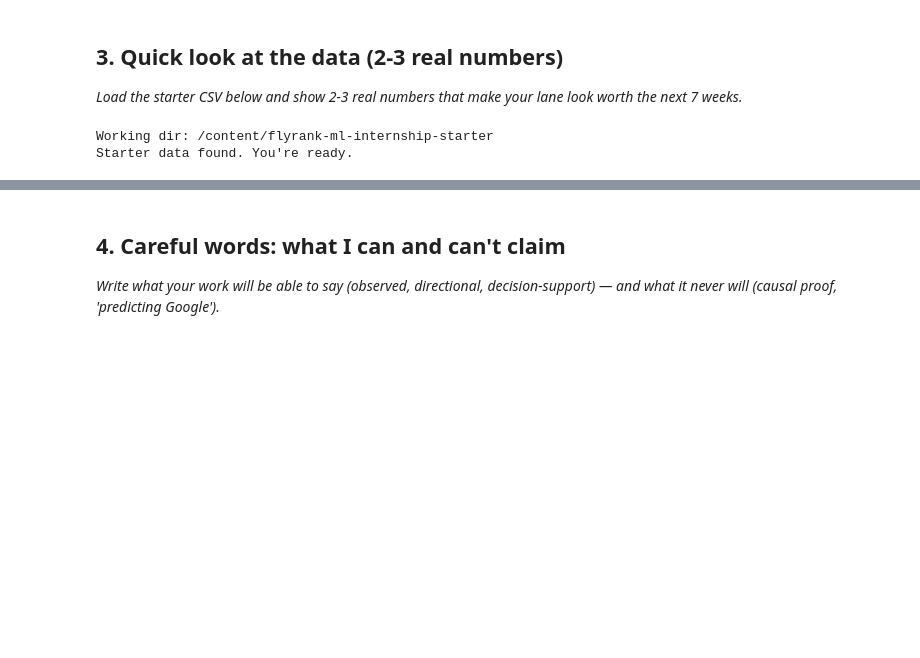
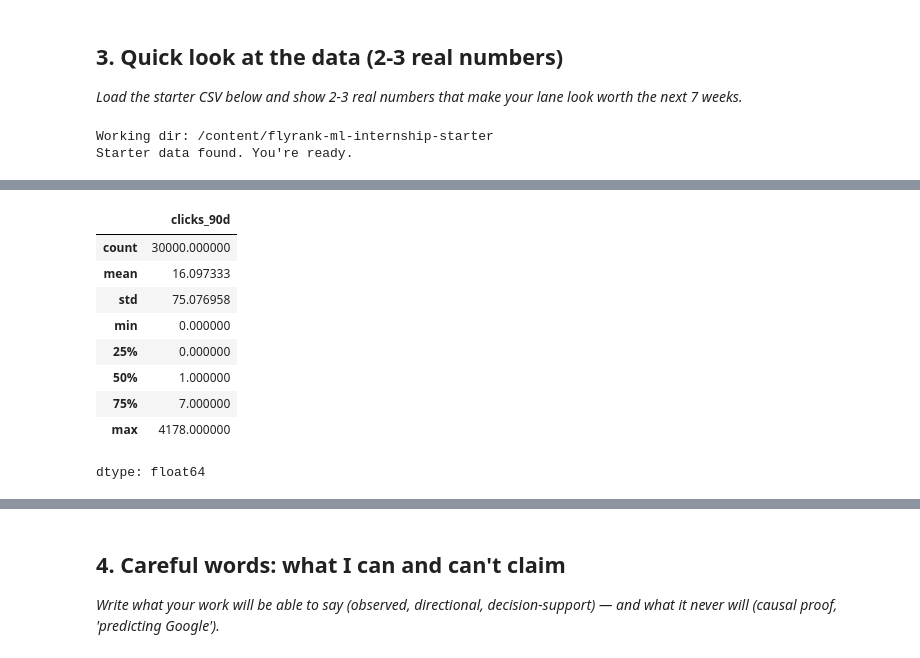
Before and after one commit to nane987/FlyRank-internship, a Jupyter notebook: work/notebooks/w01_research_question.ipynb, the cells around one changed output, grey strips where cells are left out. Cells and saved outputs as stored; diff of their text form; code cells hidden in the pictures; blank space fills up the shorter version.

```diff
--- a/work/notebooks/w01_research_question.ipynb
+++ b/work/notebooks/w01_research_question.ipynb
@@ -71,0 +103,13 @@ df.head()
+# %%
+df["clicks_90d"].describe()
+# %% [output]
+|  | clicks_90d |
+| count | 30000.000000 |
+| mean | 16.097333 |
+| std | 75.076958 |
+| min | 0.000000 |
+| 25% | 0.000000 |
+| 50% | 1.000000 |
+| 75% | 7.000000 |
+| max | 4178.000000 |
+dtype: float64
```
Also changed, not shown: parts of 6 cells of this notebook.
